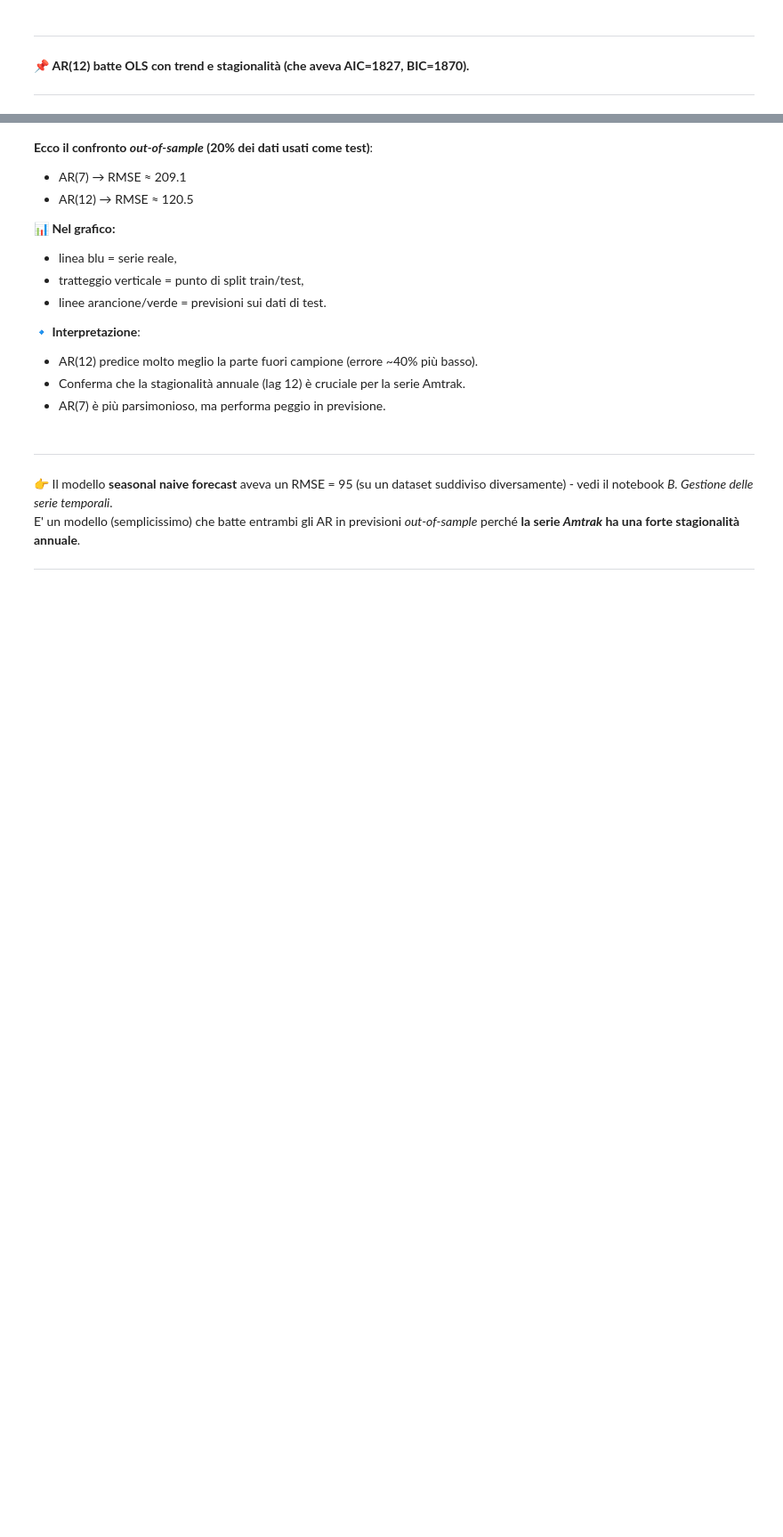
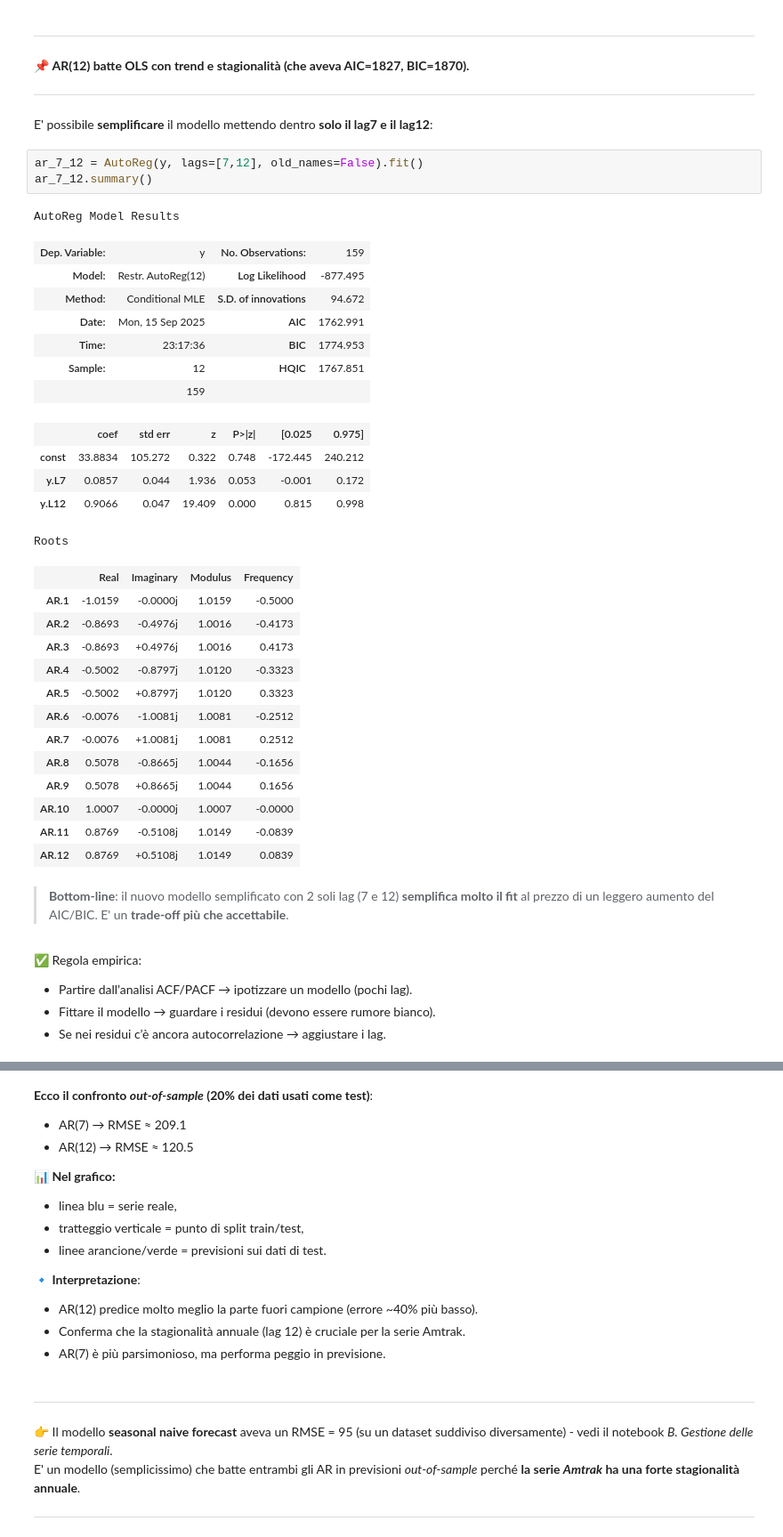
Before and after one commit to antonio-corsi/Corso-TOJ-TS-Mediolanum, a Jupyter notebook: C. Forecasting delle TS con la Regressione.ipynb, the cells around one changed output, grey strips where cells are left out. Shown at 89% size. Drawn from its saved outputs; the diff is of its cells as text; blank space fills up the shorter version.

```diff
--- a/C. Forecasting delle TS con la Regressione.ipynb
+++ b/C. Forecasting delle TS con la Regressione.ipynb
@@ -1216,4 +1519,43 @@ print(f"AR(12): AIC={ar12.aic:.2f}, BIC={ar12.bic:.2f}")
 📌 **AR(12) batte OLS con trend e stagionalità (che aveva AIC=1827, BIC=1870).**
 
 ---
+# %% [markdown]
+E' possibile **semplificare** il modello mettendo dentro **solo il lag7 e il lag12**:
+# %%
+ar_7_12 = AutoReg(y, lags=[7,12], old_names=False).fit()
+ar_7_12.summary()
+# %% [output]
+AutoReg Model Results
+| Dep. Variable: | y | No. Observations: | 159 |
+| Model: | Restr. AutoReg(12) | Log Likelihood | -877.495 |
+| Method: | Conditional MLE | S.D. of innovations | 94.672 |
+| Date: | Mon, 15 Sep 2025 | AIC | 1762.991 |
+| Time: | 23:17:36 | BIC | 1774.953 |
+| Sample: | 12 | HQIC | 1767.851 |
+|  | 159 |  |  |
+|  | coef | std err | z | P>|z| | [0.025 | 0.975] |
+| const | 33.8834 | 105.272 | 0.322 | 0.748 | -172.445 | 240.212 |
+| y.L7 | 0.0857 | 0.044 | 1.936 | 0.053 | -0.001 | 0.172 |
+| y.L12 | 0.9066 | 0.047 | 19.409 | 0.000 | 0.815 | 0.998 |
+Roots
+|  | Real | Imaginary | Modulus | Frequency |
+| AR.1 | -1.0159 | -0.0000j | 1.0159 | -0.5000 |
+| AR.2 | -0.8693 | -0.4976j | 1.0016 | -0.4173 |
+| AR.3 | -0.8693 | +0.4976j | 1.0016 | 0.4173 |
+| AR.4 | -0.5002 | -0.8797j | 1.0120 | -0.3323 |
+| AR.5 | -0.5002 | +0.8797j | 1.0120 | 0.3323 |
+| AR.6 | -0.0076 | -1.0081j | 1.0081 | -0.2512 |
+| AR.7 | -0.0076 | +1.0081j | 1.0081 | 0.2512 |
+| AR.8 | 0.5078 | -0.8665j | 1.0044 | -0.1656 |
+| AR.9 | 0.5078 | +0.8665j | 1.0044 | 0.1656 |
+| AR.10 | 1.0007 | -0.0000j | 1.0007 | -0.0000 |
+| AR.11 | 0.8769 | -0.5108j | 1.0149 | -0.0839 |
+| AR.12 | 0.8769 | +0.5108j | 1.0149 | 0.0839 |
+# %% [markdown]
+> **Bottom-line**: il nuovo modello semplificato con 2 soli lag (7 e 12) **semplifica molto il fit** al prezzo di un leggero aumento del AIC/BIC. E' un **trade-off più che accettabile**.
+# %% [markdown]
+✅ Regola empirica:
+- Partire dall’analisi ACF/PACF → ipotizzare un modello (pochi lag).
+- Fittare il modello → guardare i residui (devono essere rumore bianco).
+- Se nei residui c’è ancora autocorrelazione → aggiustare i lag.
 # %% [markdown]
```
Also changed, not shown: parts of 93 cells of this notebook, 6 other files.
